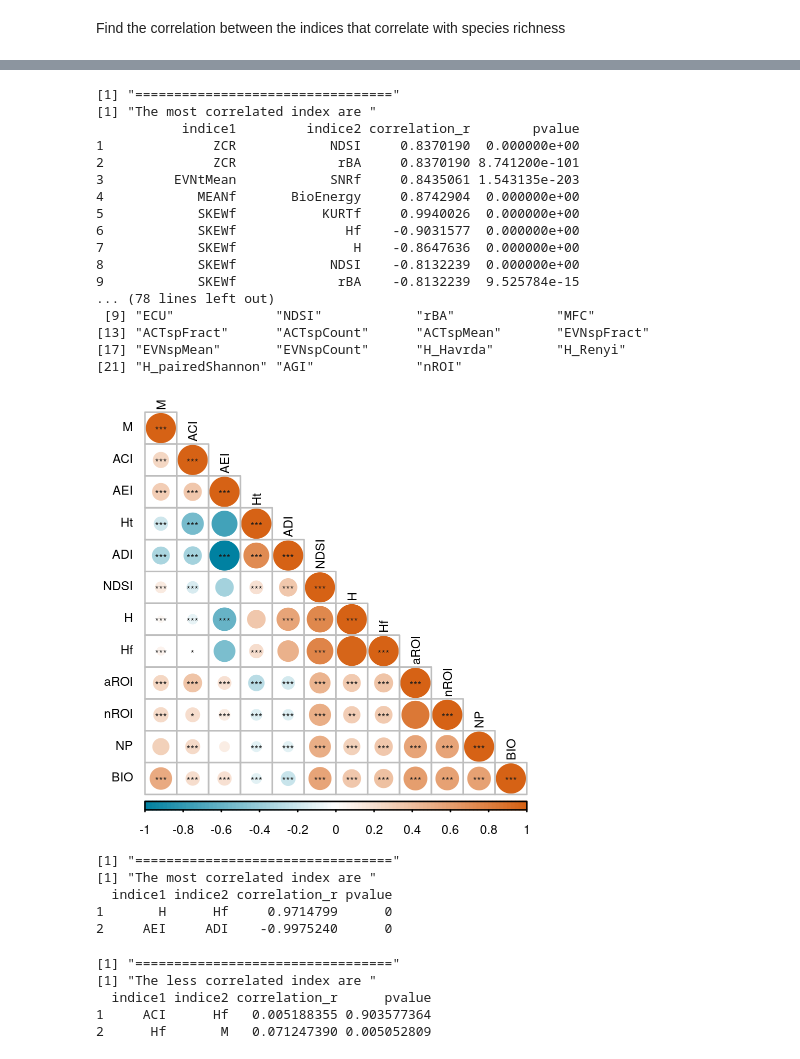
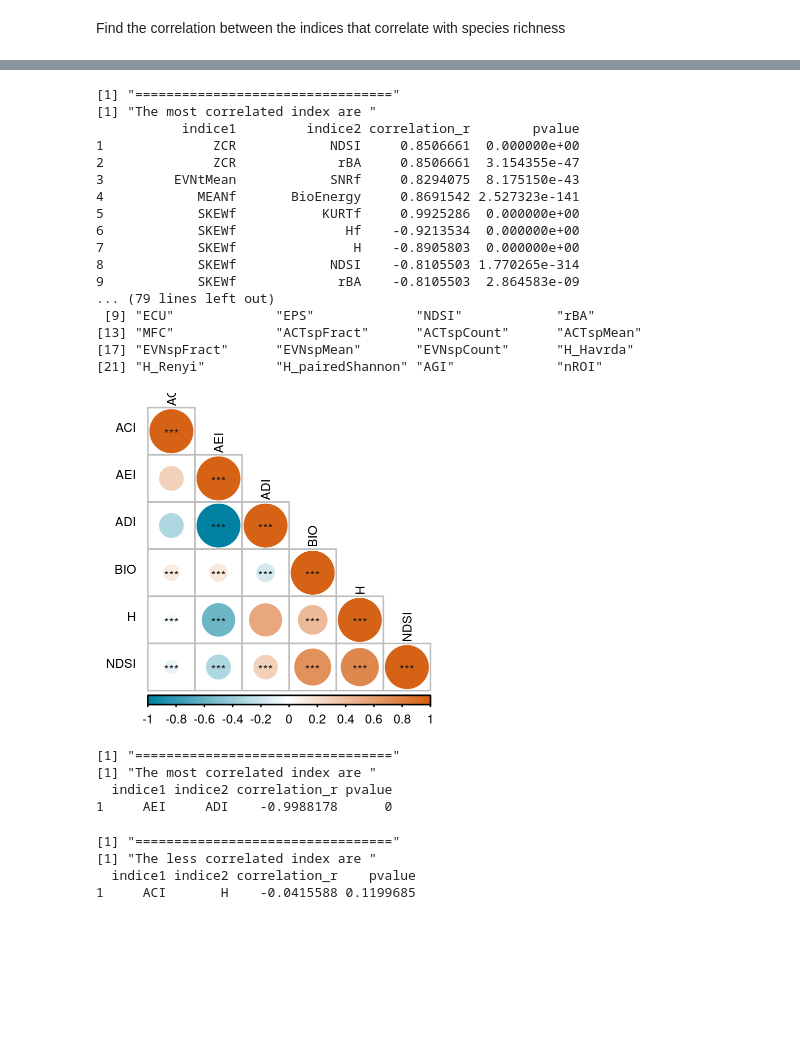
Before and after one commit to ear-team/haupert_acoustic_indices_2025, a Jupyter notebook: notebooks/R_01_correlation_indices.ipynb, the cells around one changed output, grey strips where cells are left out. Cells and saved outputs as stored; diff of their text form; code cells hidden in the pictures; blank space fills up the shorter version.

```diff
--- a/notebooks/R_01_correlation_indices.ipynb
+++ b/notebooks/R_01_correlation_indices.ipynb
@@ -36,7 +16,7 @@ CORRELATION_TYPE = 'spearman'
 # %%
 "============== IMPORT CSV ============"
 #import data
-data = fread("../data/13dB_15min_no_optim/data_species.csv")
+data = fread("../results/data_species_balanced.csv")
 
 # Extract the acoustic index only
 data_index = data[,c(2:61)]
@@ -180,56 +160,56 @@ print(unique(most_correlated_index$indice1))
 [1] "================================="
 [1] "The most correlated index are "
            indice1         indice2 correlation_r        pvalue
-1              ZCR            NDSI     0.8370190  0.000000e+00
-2              ZCR             rBA     0.8370190 8.741200e-101
-3         EVNtMean            SNRf     0.8435061 1.543135e-203
-4            MEANf       BioEnergy     0.8742904  0.000000e+00
-5            SKEWf           KURTf     0.9940026  0.000000e+00
-6            SKEWf              Hf    -0.9031577  0.000000e+00
-7            SKEWf               H    -0.8647636  0.000000e+00
-8            SKEWf            NDSI    -0.8132239  0.000000e+00
-9            SKEWf             rBA    -0.8132239  9.525784e-15
-... (78 lines left out)
- [9] "ECU"             "NDSI"            "rBA"             "MFC"
-[13] "ACTspFract"      "ACTspCount"      "ACTspMean"       "EVNspFract"
-[17] "EVNspMean"       "EVNspCount"      "H_Havrda"        "H_Renyi"
-[21] "H_pairedShannon" "AGI"             "nROI"
+1              ZCR            NDSI     0.8506661  0.000000e+00
+2              ZCR             rBA     0.8506661  3.154355e-47
+3         EVNtMean            SNRf     0.8294075  8.175150e-43
+4            MEANf       BioEnergy     0.8691542 2.527323e-141
+5            SKEWf           KURTf     0.9925286  0.000000e+00
+6            SKEWf              Hf    -0.9213534  0.000000e+00
+7            SKEWf               H    -0.8905803  0.000000e+00
+8            SKEWf            NDSI    -0.8105503 1.770265e-314
+9            SKEWf             rBA    -0.8105503  2.864583e-09
+... (79 lines left out)
+ [9] "ECU"             "EPS"             "NDSI"            "rBA"
+[13] "MFC"             "ACTspFract"      "ACTspCount"      "ACTspMean"
+[17] "EVNspFract"      "EVNspMean"       "EVNspCount"      "H_Havrda"
+[21] "H_Renyi"         "H_pairedShannon" "AGI"             "nROI"
 # %%
 # select the columns by their name
 data_index_selection = data_index[,c("ACI", "H", "BIO", "NDSI","AEI", "ADI")]
 
 # Resize the figure
-options(repr.plot.width = 3.1, repr.plot.height = 2.95, repr.plot.res = 300)
+options(repr.plot.width = 2.5, repr.plot.height = 2.25, repr.plot.res = 300)
 
 # change the color of the plot
 col = colorRampPalette(c("#0081a1b0", "white", "#d66215c5"))(100)
 
 # Compute the correlation matrix
 cor_matrix = cor(data_index_selection, method=CORRELATION_TYPE, use="pairwise.complete.obs")
 # compute the statistics and pvalue
 pvalue_matrix = cor.mtest(data_index_selection, conf.level = 0.95)$p
 
 # plot the correlation matrix with the pvalue
 corrplot(
       cor_matrix,
       p.mat = pvalue_matrix,
       type = 'lower',
       method = 'circle',
       order = 'hclust',
       addrect = 2,
       insig = 'label_sig',
       sig.level = c(0.001, 0.01, 0.05),
       col = col,
-      pch.cex = 0.4,
+      pch.cex = 0.5,
       pch.col = 'grey10',
       tl.col = 'black',
       tl.srt = 90,
       tl.cex = 0.5,
-      cl.ratio = 0.1,
+      cl.ratio = 0.15,
       cl.cex = 0.5
 )
 # %% [output]
-[figure, old version]
+[figure, new version]
 # %%
 # Find the indices of correlations with abs(R) > 0.90 and p-value < 0.001
 significant_idx <- which(abs(cor_matrix) > 0.90 & pvalue_matrix < 0.001 & row(cor_matrix) != col(cor_matrix), arr.ind = TRUE)
@@ -252,8 +232,7 @@ print(most_correlated_index)
 [1] "================================="
 [1] "The most correlated index are "
   indice1 indice2 correlation_r pvalue
-1       H      Hf     0.9714799      0
-2     AEI     ADI    -0.9975240      0
+1     AEI     ADI    -0.9988178      0
 # %%
 # Find the indices of correlations with abs(R) < 0.1 and p-value > 0.001
 nonsignificant_idx <- which(abs(cor_matrix) < 0.10 & pvalue_matrix > 0.001 & row(cor_matrix) != col(cor_matrix), arr.ind = TRUE)
@@ -275,6 +254,5 @@ print(less_correlated_index)
 # %% [output]
 [1] "================================="
 [1] "The less correlated index are "
-  indice1 indice2 correlation_r      pvalue
-1     ACI      Hf   0.005188355 0.903577364
-2      Hf       M   0.071247390 0.005052809
+  indice1 indice2 correlation_r    pvalue
+1     ACI       H    -0.0415588 0.1199685
```
Also changed, not shown: parts of 5 cells of this notebook, 1 other file.
